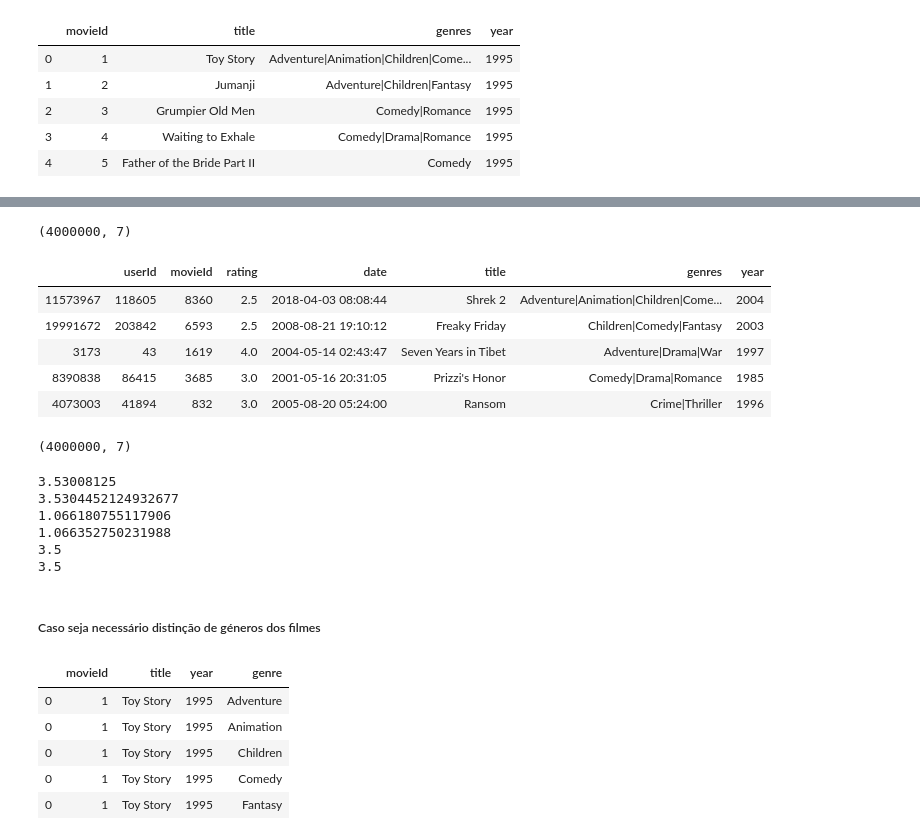
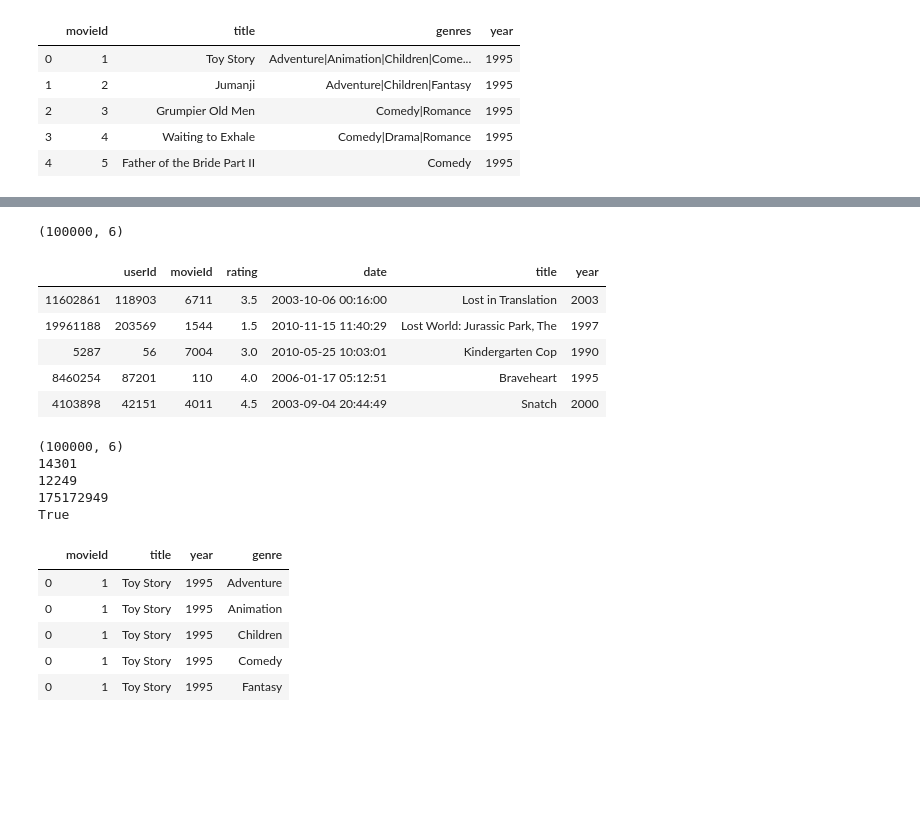
Before and after one commit to Vasco27/projeto_ids_1920, a Jupyter notebook: preprocessing.ipynb, the cells around one changed output, grey strips where cells are left out. Drawn from its saved outputs; the diff is of its cells as text; code cells hidden in the pictures; blank space fills up the shorter version.

```diff
--- a/preprocessing.ipynb
+++ b/preprocessing.ipynb
@@ -85,0 +90,7 @@ movies.head()
+# %%
+movie_ratings = ratings.join(movies.set_index("movieId"), on = "movieId")
+movie_ratings.drop(columns = ["genres"], inplace = True)
+print(movie_ratings.shape)
+print(movie_ratings.userId.unique().size)
+print(movie_ratings.title.unique().size)
+movie_ratings.head()
@@ -85,0 +107,5 @@ movies.head()
+# %%
+user_ratings = movie_ratings.groupby("userId")["rating"].count()
+user_ratings = user_ratings[user_ratings > 400]
+print(user_ratings.shape)
+user_ratings.head()
@@ -85,0 +121,3 @@ movies.head()
+# %%
+mask = movie_ratings.userId.apply(lambda x: x in user_ratings.index)
+mask
@@ -85,0 +137,3 @@ movies.head()
+# %%
+movie_ratings = movie_ratings[mask]
+movie_ratings
@@ -86,36 +154,27 @@ movies.head()
 # %%
-movie_ratings = ratings.join(movies.set_index("movieId"), on = "movieId")
-movie_ratings = movie_ratings.sample(n = 4000000, replace = False, weights = "year", random_state = 1)
-print(movie_ratings.shape)
-movie_ratings.head()
+sampled_ratings = pd.DataFrame(movie_ratings)
+sampled_ratings = sampled_ratings.sample(n = 100000, replace = False, weights = "year", random_state = 1)
+print(sampled_ratings.shape)
+sampled_ratings.head()
 # %% [output]
-(4000000, 7)
+(100000, 6)
-|  | userId | movieId | rating | date | title | genres | year |
-| 11573967 | 118605 | 8360 | 2.5 | 2018-04-03 08:08:44 | Shrek 2 | Adventure|Animation|Children|Come... | 2004 |
-| 19991672 | 203842 | 6593 | 2.5 | 2008-08-21 19:10:12 | Freaky Friday | Children|Comedy|Fantasy | 2003 |
-| 3173 | 43 | 1619 | 4.0 | 2004-05-14 02:43:47 | Seven Years in Tibet | Adventure|Drama|War | 1997 |
-| 8390838 | 86415 | 3685 | 3.0 | 2001-05-16 20:31:05 | Prizzi's Honor | Comedy|Drama|Romance | 1985 |
-| 4073003 | 41894 | 832 | 3.0 | 2005-08-20 05:24:00 | Ransom | Crime|Thriller | 1996 |
+|  | userId | movieId | rating | date | title | year |
+| 11602861 | 118903 | 6711 | 3.5 | 2003-10-06 00:16:00 | Lost in Translation | 2003 |
+| 19961188 | 203569 | 1544 | 1.5 | 2010-11-15 11:40:29 | Lost World: Jurassic Park, The | 1997 |
+| 5287 | 56 | 7004 | 3.0 | 2010-05-25 10:03:01 | Kindergarten Cop | 1990 |
+| 8460254 | 87201 | 110 | 4.0 | 2006-01-17 05:12:51 | Braveheart | 1995 |
+| 4103898 | 42151 | 4011 | 4.5 | 2003-09-04 20:44:49 | Snatch | 2000 |
-# %%
-#não existem valores em falta no dataframe
-movie_ratings.dropna().shape
-# %% [output]
-(4000000, 7)
-# %%
-#Teste à distribuicao dos ratings
-print(movie_ratings.rating.mean()) #Posso utilizar o describe?
-print(ratings.rating.mean())
-print(movie_ratings.rating.std())
-print(ratings.rating.std())
-print(movie_ratings.rating.median())
-print(ratings.rating.median())
-# %% [output]
-3.53008125
-3.5304452124932677
-1.066180755117906
-1.066352750231988
-3.5
-3.5
-# %% [markdown]
-##### Caso seja necessário distinção de géneros dos filmes
+# %%
+#não existem valores em falta no dataframe
+print(sampled_ratings.dropna().shape)
+print(sampled_ratings.userId.unique().size)
+print(sampled_ratings.movieId.unique().size)
+print(sampled_ratings.userId.unique().size * sampled_ratings.movieId.unique().size)
+print(2147483647 > (sampled_ratings.userId.unique().size * sampled_ratings.movieId.unique().size))
+# %% [output]
+(100000, 6)
+14301
+12249
+175172949
+True
 # %%
```
Also changed, not shown: parts of 26 cells of this notebook.
